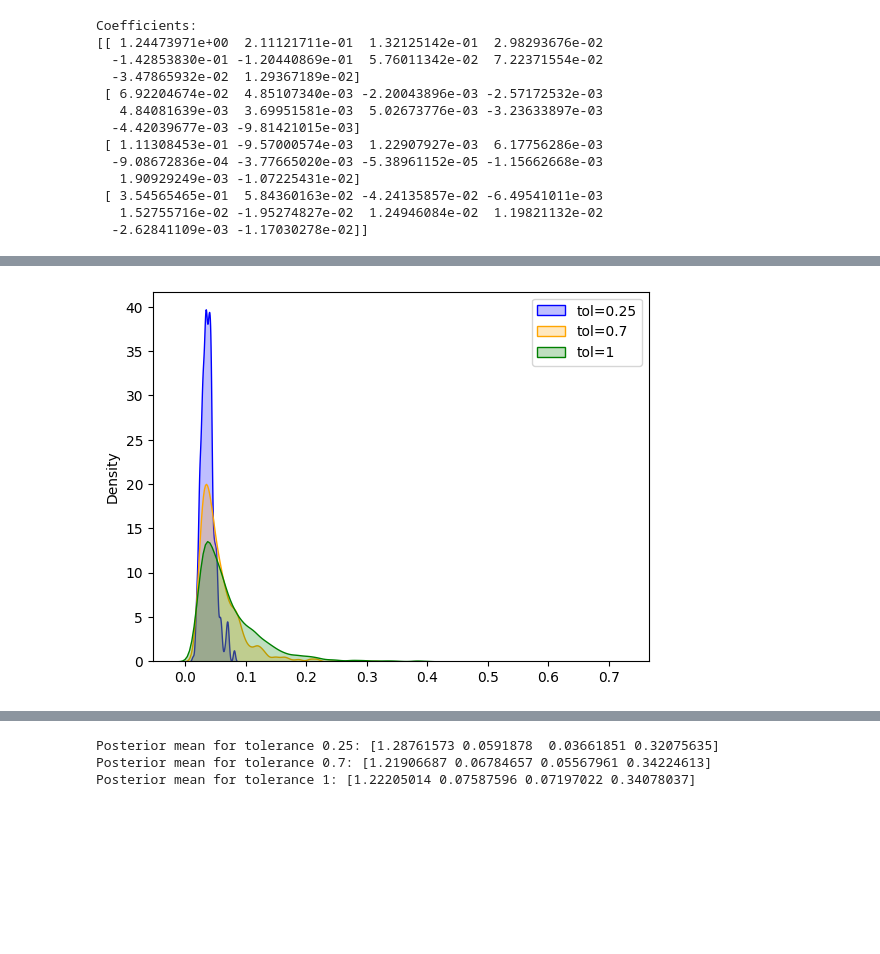
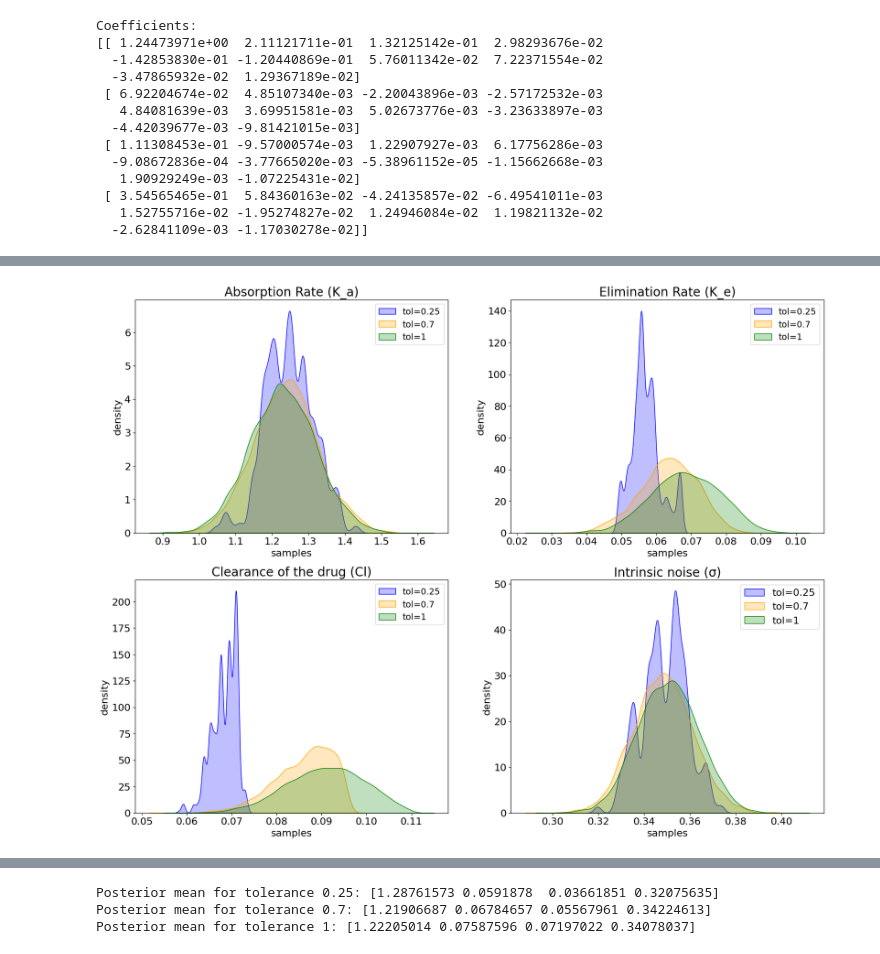
Before and after one commit to mismayil/math414-project, a Jupyter notebook: project.ipynb, the cells around one changed output, grey strips where cells are left out. Saved outputs shown, nothing was run; the diff lists cells and outputs as text; code cells hidden in the pictures; blank space fills up the shorter version.

```diff
--- a/project.ipynb
+++ b/project.ipynb
@@ -183,8 +244,9 @@ plot_phk_samples([sample_0_25[:, 1], sample_0_7[:, 1], sample_1[:, 1]])
-# %%
-plot_phk_samples([sample_0_25[:, 2], sample_0_7[:, 2], sample_1[:, 2]])
-# %% [output]
-[figure, removed]
 # %%
-sample_0_25 = np.load("data/ph/q5/rw_dd/ph_rw_dd_[tol=0.25]_[N=10000].npy")
-sample_0_7 = np.load("data/ph/q5/rw_dd/ph_rw_dd_[tol=0.7]_[N=10000].npy")
-sample_1 = np.load("data/ph/q5/rw_dd/ph_rw_dd_[tol=1]_[N=10000].npy")
+# For Random Walk Data-driven Proposal
+dd_sample_0_25 = np.load("data/ph/q5/rw_dd/ph_rw_dd_[tol=0.25]_[N=10000].npy")
+dd_sample_0_7 = np.load("data/ph/q5/rw_dd/ph_rw_dd_[tol=0.7]_[N=10000].npy")
+dd_sample_1 = np.load("data/ph/q5/rw_dd/ph_rw_dd_[tol=1]_[N=10000].npy")
+
+plot_phk_samples([dd_sample_0_25, dd_sample_0_7, dd_sample_1], save_path="data/ph/q5/figures/ph_rw_dd.pdf")
+# %% [output]
+[figure, added]
```
Also changed, not shown: parts of 39 cells of this notebook, 45 other files.
